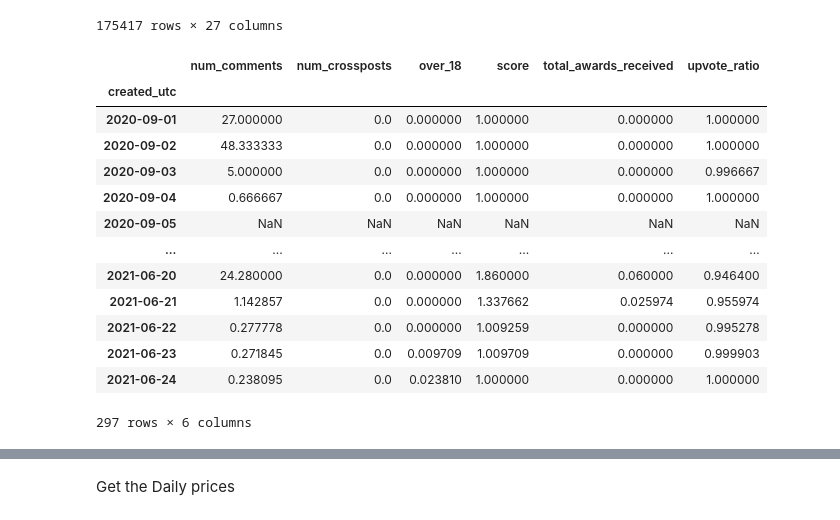
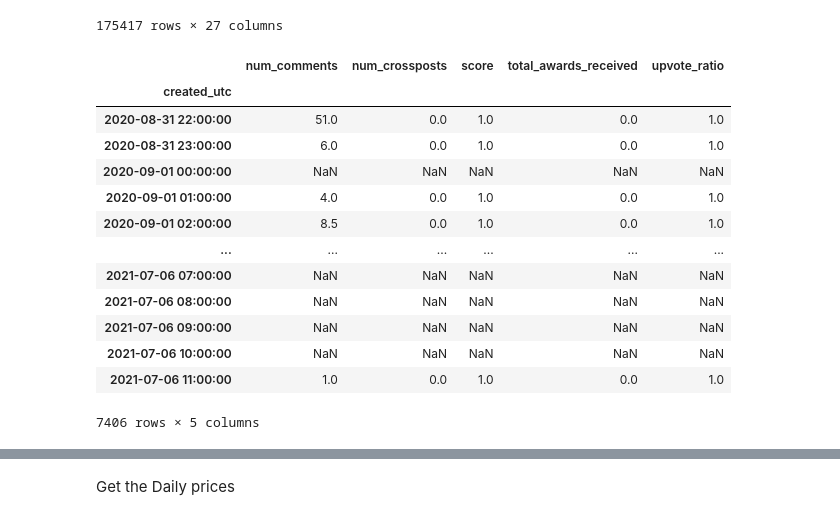
Before and after one commit to SaberQ19/socioPhysics_DiamondHands, a Jupyter notebook: xgBoost.ipynb, the cells around one changed output, grey strips where cells are left out. Saved outputs shown, nothing was run; the diff lists cells and outputs as text; code cells hidden in the pictures.

```diff
--- a/xgBoost.ipynb
+++ b/xgBoost.ipynb
@@ -127,15 +127,29 @@ data fetched. Accessible as <this-object>.df
 175417 rows × 27 columns
 # %%
 #Drop all unimportant columns
+stock_postdum={}
+daily_mean_Posts = {}
+for stock in stockname:
+    stock_postdum[f'{stock}_post'] = stock_post[f'{stock}_post'].drop(['all_awardings', 'id','author', 'author_fullname','created', 'full_link',  'gildings', 'link_flair_css_class', 'permalink', 'pinned', 'retrieved_on', 'selftext', 'subreddit', 'subreddit_id', 'subreddit_subscribers', 'title', 'url', 'removed_by_category', 'over_18'], axis='columns')
+    stock_postdum[f'{stock}_post'].set_index('created_utc', inplace = True)
+    stock_postdum[f'{stock}_post'].sort_index(inplace=True)
+    stock_postdum[f'{stock}_post'].index = pd.to_datetime(stock_postdum[f'{stock}_post'].index, origin='unix', unit='s')
+ #Take the mean of all these values over a day
+    daily_mean_Posts[f'{stock}_post'] = stock_postdum[f'{stock}_post'].resample('1H').mean()
 
-# daily_mean_Posts = {}
-# for stock in stockname:
-#     stock_post[f'{stock}_post'] = stock_post[f'{stock}_post'].drop(['all_awardings', 'id','author', 'author_fullname','created', 'full_link',  'gildings', 'link_flair_css_class', 'permalink', 'pinned', 'retrieved_on', 'selftext', 'subreddit', 'subreddit_id', 'subreddit_subscribers', 'title', 'url', 'removed_by_category', 'over_18'], axis='columns')
-#     stock_post[f'{stock}_post'].set_index('created_utc', inplace = True)
-#     stock_post[f'{stock}_post'].sort_index(inplace=True)
-#     stock_post[f'{stock}_post'].index = pd.to_datetime(stock_post[f'{stock}_post'].index, origin='unix', unit='s')
-
-
-# #Take the mean of all these values over a day
-#     daily_mean_Posts = stock_post[f'{stock}_post'].resample('1H').mean()
-#     daily_mean_Posts
+daily_mean_Posts['AAPL_post']
+# %% [output]
+|  | num_comments | num_crossposts | score | total_awards_received | upvote_ratio |
+| created_utc |  |  |  |  |  |
+| 2020-08-31 22:00:00 | 51.0 | 0.0 | 1.0 | 0.0 | 1.0 |
+| 2020-08-31 23:00:00 | 6.0 | 0.0 | 1.0 | 0.0 | 1.0 |
+| 2020-09-01 00:00:00 | NaN | NaN | NaN | NaN | NaN |
+| 2020-09-01 01:00:00 | 4.0 | 0.0 | 1.0 | 0.0 | 1.0 |
+| 2020-09-01 02:00:00 | 8.5 | 0.0 | 1.0 | 0.0 | 1.0 |
+| ... | ... | ... | ... | ... | ... |
+| 2021-07-06 07:00:00 | NaN | NaN | NaN | NaN | NaN |
+| 2021-07-06 08:00:00 | NaN | NaN | NaN | NaN | NaN |
+| 2021-07-06 09:00:00 | NaN | NaN | NaN | NaN | NaN |
+| 2021-07-06 10:00:00 | NaN | NaN | NaN | NaN | NaN |
+| 2021-07-06 11:00:00 | 1.0 | 0.0 | 1.0 | 0.0 | 1.0 |
+7406 rows × 5 columns
@@ -142,24 +166,10 @@ data fetched. Accessible as <this-object>.df
 # %%
-df.drop(['all_awardings', 'id','author', 'author_fullname','created', 'full_link',  'gildings', 'id.1', 'link_flair_css_class', 'permalink', 'pinned', 'retrieved_on', 'selftext', 'subreddit', 'subreddit_id', 'subreddit_subscribers', 'title', 'url', 'removed_by_category'], axis='columns', inplace= True)
-redditPosts = df.set_index('created_utc')
-redditPosts.sort_index(inplace=True)
-redditPosts.index = pd.to_datetime(redditPosts.index, origin='unix', unit='s')
 
-#Take the mean of all these values over a day
-daily_mean_Posts = redditPosts.resample('D').mean()
-daily_mean_Posts
+# stock_post['GME_post'].drop(['all_awardings', 'id','author', 'author_fullname','created', 'full_link',  'gildings', 'id.1', 'link_flair_css_class', 'permalink', 'pinned', 'retrieved_on', 'selftext', 'subreddit', 'subreddit_id', 'subreddit_subscribers', 'title', 'url', 'removed_by_category', 'over_18'], axis='columns', inplace= True)
+# redditPosts = df.set_index('created_utc')
+# redditPosts.sort_index(inplace=True)
+# redditPosts.index = pd.to_datetime(redditPosts.index, origin='unix', unit='s')
+
+# #Take the mean of all these values over a day
+# daily_mean_Posts = redditPosts.resample('D').mean()
+# daily_mean_Posts
-# %% [output]
-|  | num_comments | num_crossposts | over_18 | score | total_awards_received | upvote_ratio |
-| created_utc |  |  |  |  |  |  |
-| 2020-09-01 | 27.000000 | 0.0 | 0.000000 | 1.000000 | 0.000000 | 1.000000 |
-| 2020-09-02 | 48.333333 | 0.0 | 0.000000 | 1.000000 | 0.000000 | 1.000000 |
-| 2020-09-03 | 5.000000 | 0.0 | 0.000000 | 1.000000 | 0.000000 | 0.996667 |
-| 2020-09-04 | 0.666667 | 0.0 | 0.000000 | 1.000000 | 0.000000 | 1.000000 |
-| 2020-09-05 | NaN | NaN | NaN | NaN | NaN | NaN |
-| ... | ... | ... | ... | ... | ... | ... |
-| 2021-06-20 | 24.280000 | 0.0 | 0.000000 | 1.860000 | 0.060000 | 0.946400 |
-| 2021-06-21 | 1.142857 | 0.0 | 0.000000 | 1.337662 | 0.025974 | 0.955974 |
-| 2021-06-22 | 0.277778 | 0.0 | 0.000000 | 1.009259 | 0.000000 | 0.995278 |
-| 2021-06-23 | 0.271845 | 0.0 | 0.009709 | 1.009709 | 0.000000 | 0.999903 |
-| 2021-06-24 | 0.238095 | 0.0 | 0.023810 | 1.000000 | 0.000000 | 1.000000 |
-297 rows × 6 columns
```
Also changed, not shown: parts of 7 cells of this notebook.
